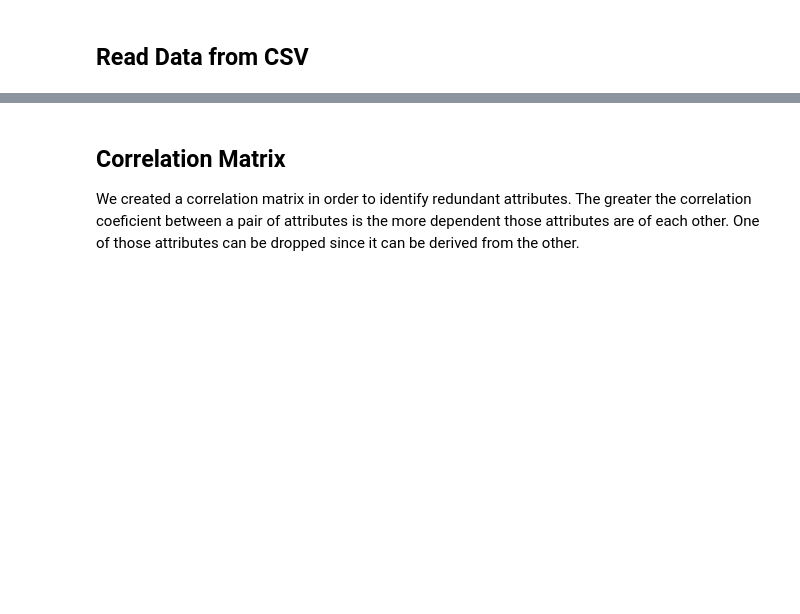
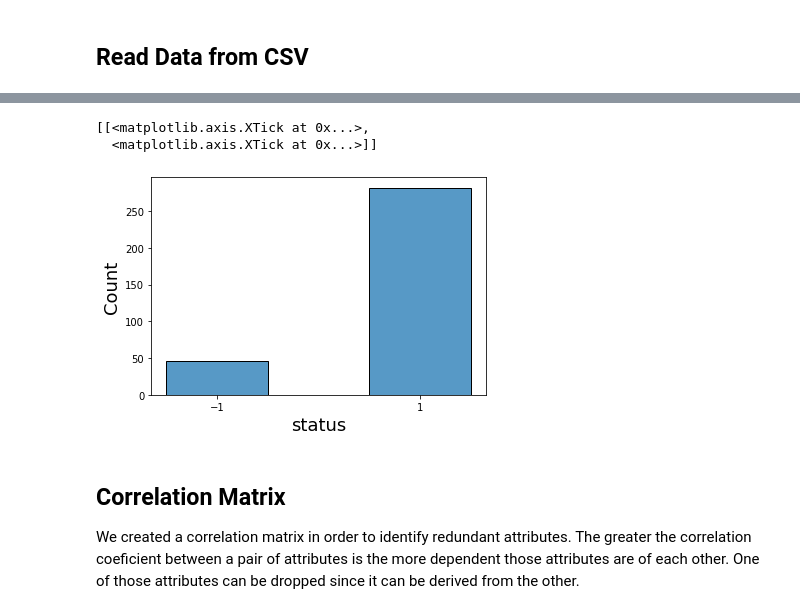
Before and after one commit to 2dukes/PROJ_AC_2122, a Jupyter notebook: dataUnderstanding.ipynb, the cells around one changed output, grey strips where cells are left out. Cells and saved outputs as stored; diff of their text form; code cells hidden in the pictures; blank space fills up the shorter version.

Commit message:
Adds unbalanced loan status plot to dataUnderstading notebook.

```diff
--- a/dataUnderstanding.ipynb
+++ b/dataUnderstanding.ipynb
@@ -39,3 +45,10 @@ df = pd.read_csv("./preprocessed/mergedTrainData.csv")
+# %%
+fig = sns.histplot(df, discrete=True, x="status")
+fig.set(xticks=[-1,1])
+# %% [output]
+[[<matplotlib.axis.XTick at 0x...>,
+  <matplotlib.axis.XTick at 0x...>]]
+[figure, added]
 # %% [markdown]
 ## Correlation Matrix <a class="anchor" id="correlation-matrix"></a>
 
```
Also changed, not shown: parts of 21 cells of this notebook.
